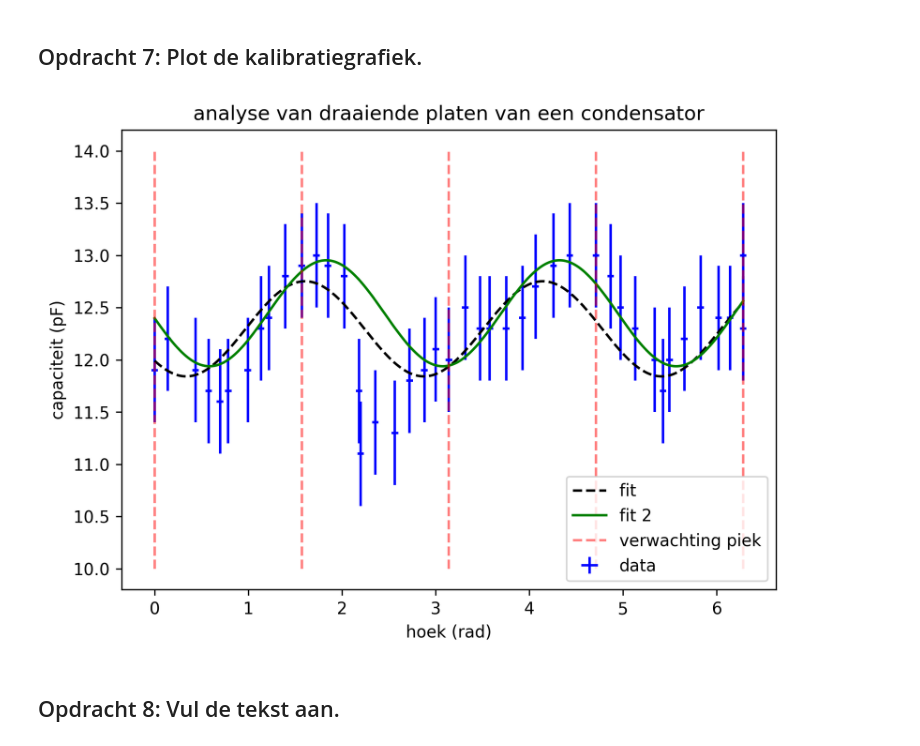
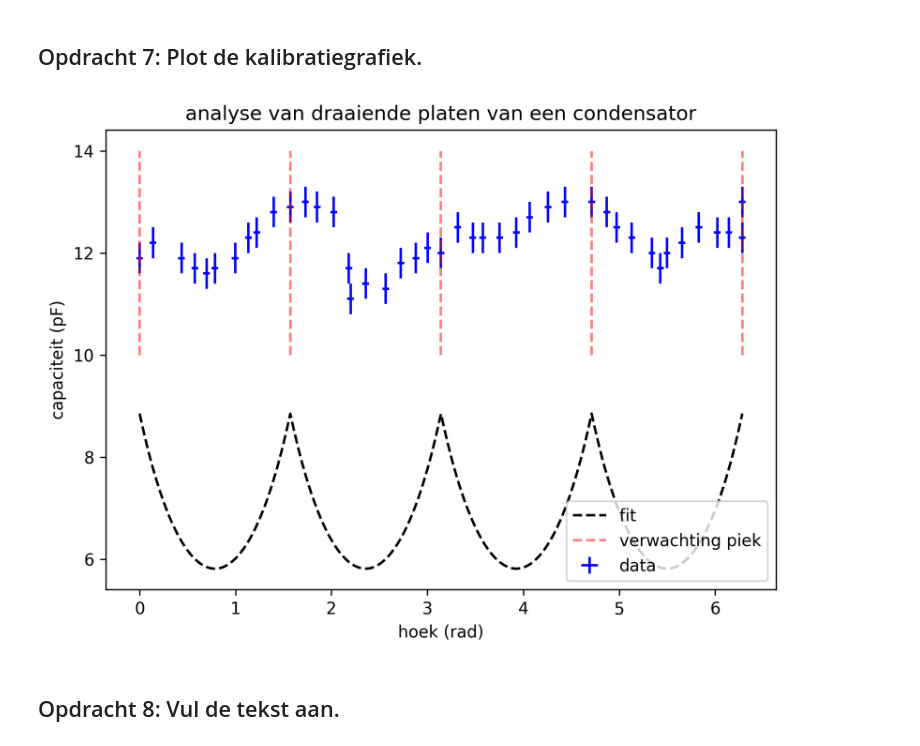
Before and after one commit to JohnSia1111/DEF-D-Doc, a Jupyter notebook: FysiekeOntwerpopdrachten/2OntwerpEenSensorCondensator/DEFOntwerpopdracht2OntwerpEenSensorInvulTemplate.ipynb, the cells around one changed output. Cells and saved outputs as stored; diff of their text form; code cells hidden in the pictures.

```diff
--- a/FysiekeOntwerpopdrachten/2OntwerpEenSensorCondensator/DEFOntwerpopdracht2OntwerpEenSensorInvulTemplate.ipynb
+++ b/FysiekeOntwerpopdrachten/2OntwerpEenSensorCondensator/DEFOntwerpopdracht2OntwerpEenSensorInvulTemplate.ipynb
@@ -105,13 +105,13 @@ def overlappende_oppervlakte(alpha):
     oppervlakte_1_driehoek = (25*np.sin(2*alpha))/(np.sin(alpha)+np.cos(alpha)+1)**2
     return A0 - 8*(oppervlakte_1_driehoek*0.0001)
 
-def vlakkeplaat(A, epsilonrel):
+def vlakkeplaat1(A, epsilonrel):
     global d
     C = epsilon0 * epsilonrel * A / d
     return C
 
-def c_in_functie_van_alpha(alpha, epsilonrel):
-    return vlakkeplaat(overlappende_oppervlakte(alpha), epsilonrel)
+def c_in_functie_van_alpha(alpha, epsilonrel, k):
+    return vlakkeplaat1(overlappende_oppervlakte(alpha), epsilonrel)+k
 # %%
 # ontwerpgrafiek
 print('In de volgende grafiek schetsen we het verband dat we verwachten.')
@@ -159,45 +159,44 @@ hoeken = np.concatenate((hoeken, hoeken_new))*(np.pi/180)
 verwachte_pieken = np.array([0, 90, 180, 270, 360])*(np.pi/180)
 
 fit_hoeken = np.linspace(np.min(hoeken), np.max(hoeken), 10000)   # veel hoeken voor een gladde fit
 
 u_hoek = 2*(np.pi/180)
-u_c = 0.5
+u_c = 0.3
 
 def sin_fit(x,a,b,c,d):
     return a*np.sin(d*x+b)+c
 
 # fout er uit halen
-mask = np.where((hoeken > 2)&(hoeken < 3), False, True)
+#mask = np.where((hoeken > 2)&(hoeken < 3), False, True)
 
-opt, cov = curve_fit(sin_fit, hoeken, C, p0=[1.5,0,12, 3])
-opt2, cov2 = curve_fit(sin_fit, hoeken[mask], C[mask], p0=[1.5,0,12, 3])
+oppervlakten = overlappende_oppervlakte(hoeken)
+fit_opp = overlappende_oppervlakte(fit_hoeken)
+opt, cov = curve_fit(vlakkeplaat1, oppervlakten, C)#, p0=[2,1])
 
 
-y=sin_fit(fit_hoeken, *opt)
-y2 = sin_fit(fit_hoeken, *opt2)
+y=vlakkeplaat1(fit_opp, *opt)*10e12
 
 plt.figure(dpi=300)
 plt.title('analyse van draaiende platen van een condensator')
 
 plt.errorbar(hoeken, C, xerr=u_hoek, yerr=u_c, color='blue', label='data', linestyle='none')
 plt.plot(fit_hoeken,y,'k-',linestyle='--', label='fit')
-plt.plot(fit_hoeken, y2, color='green', label='fit 2')
 for piek in verwachte_pieken:
-    if piek == 90*(np.pi/180):            # maar 1 label
-        plt.vlines(piek, 10, 14, colors='red', linestyles='--', label='verwachting piek', alpha=0.5)
-    else:
-        plt.vlines(piek, 10, 14, colors='red', linestyles='--', alpha=0.5)
+     if piek == 90*(np.pi/180):            # maar 1 label
+         plt.vlines(piek, 10, 14, colors='red', linestyles='--', label='verwachting piek', alpha=0.5)
+     else:
+         plt.vlines(piek, 10, 14, colors='red', linestyles='--', alpha=0.5)
 #plt.plot(fit_hoeken, c_in_functie_van_alpha(fit_hoeken, *opt), color='green', label='fit')
 #plt.ylim()
 #plt.xlim()
 plt.xlabel('hoek (rad)')
 plt.ylabel('capaciteit (pF)')
 
 plt.legend(loc='lower right')
 plt.tight_layout()
 plt.show()
 # %% [output]
-[figure, old version]
+[figure, new version]
 # %% [markdown]
 ## Opdracht 8: Vul de tekst aan.
 # %% [markdown]
```
Also changed, not shown: parts of 1 cell of this notebook.
